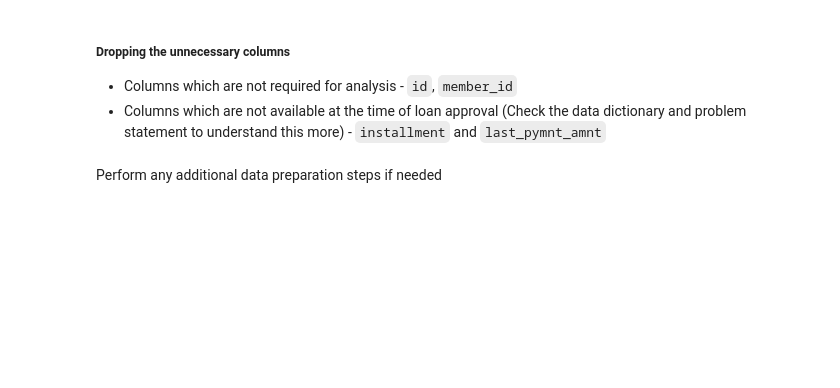
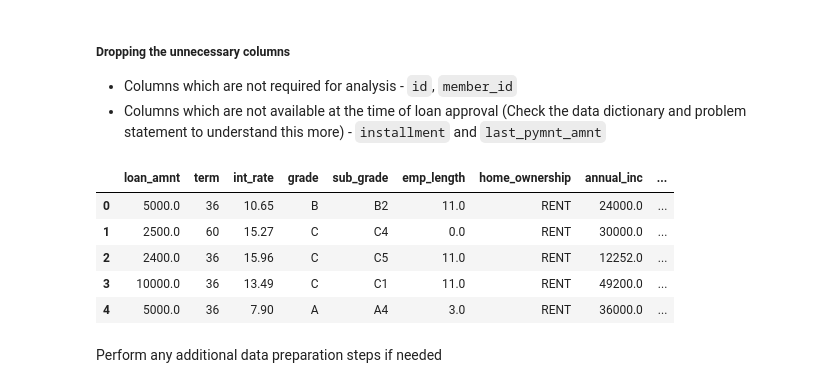
Before and after one commit to mkhallymysore/lending_club, a Jupyter notebook: Starter_Code_Loan_Approval_Lending_Club.ipynb, the cells around one changed output. Cells and saved outputs as stored; diff of their text form; code cells hidden in the pictures; blank space fills up the shorter version.

```diff
--- a/Starter_Code_Loan_Approval_Lending_Club.ipynb
+++ b/Starter_Code_Loan_Approval_Lending_Club.ipynb
@@ -163,0 +172,15 @@ dtype: int64
+# %%
+# create a binary column for target variable
+df['loan_status_num'] = df['loan_status'].astype('category').cat.codes
+df.head()
+# visualize distribution of target variable
+# KDE plot of the target column
+# sns.kdeplot(df['loan_status_num'], shade=True)
+
+# # Adding labels and title
+# plt.xlabel('loan_status_num')
+# plt.ylabel('Density')
+# plt.title('KDE Plot of Loan status')
+
+# # Show plot
+# plt.show()
@@ -231,4 +334,12 @@ print(count_missing_rb)
 # %%
 ## Check the dataframe again
+df.head()
+# %% [output]
+|  | loan_amnt | term | int_rate | grade | sub_grade | emp_length | home_ownership | annual_inc | ... |
+| 0 | 5000.0 | 36 | 10.65 | B | B2 | 11.0 | RENT | 24000.0 | ... |
+| 1 | 2500.0 | 60 | 15.27 | C | C4 | 0.0 | RENT | 30000.0 | ... |
+| 2 | 2400.0 | 36 | 15.96 | C | C5 | 11.0 | RENT | 12252.0 | ... |
+| 3 | 10000.0 | 36 | 13.49 | C | C1 | 11.0 | RENT | 49200.0 | ... |
+| 4 | 5000.0 | 36 | 7.90 | A | A4 | 3.0 | RENT | 36000.0 | ... |
 # %% [markdown]
 Perform any additional data preparation steps if needed
```
Also changed, not shown: parts of 18 cells of this notebook.
